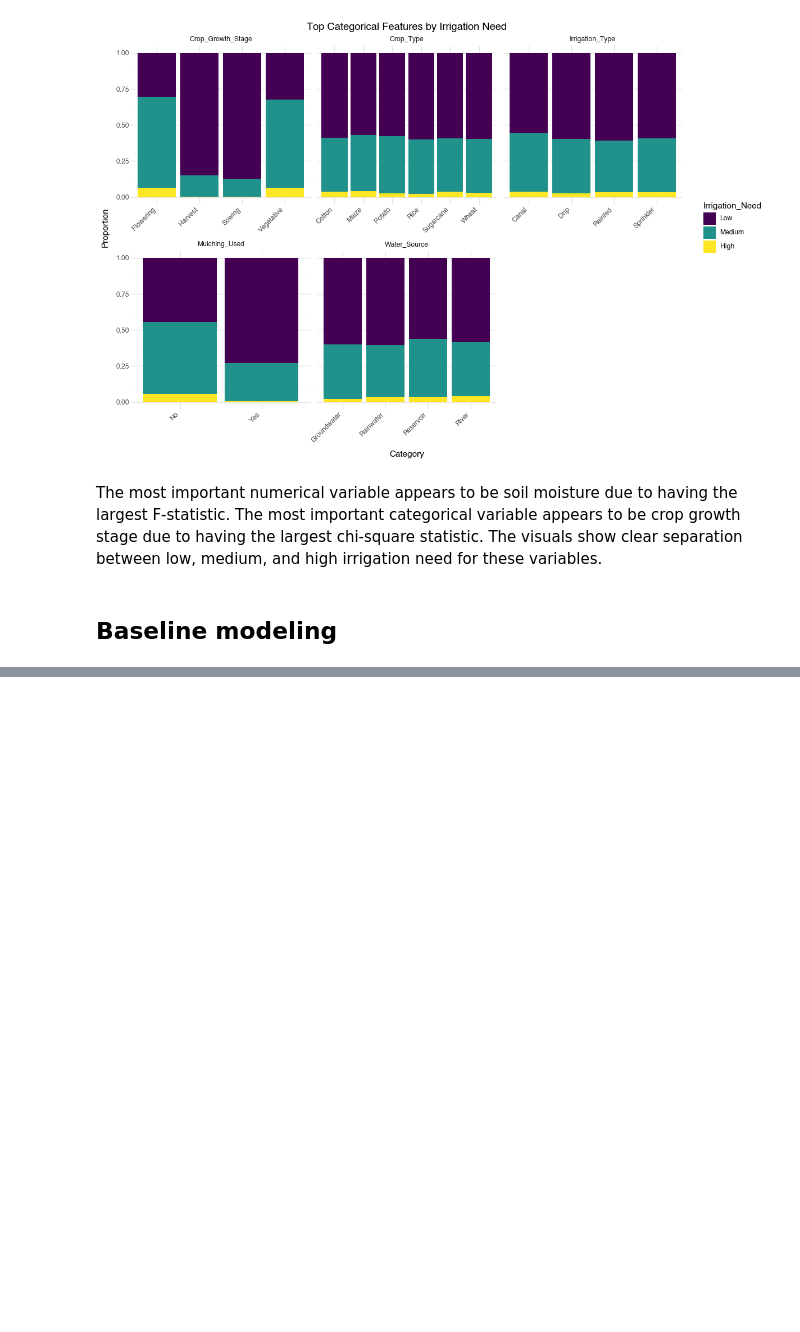
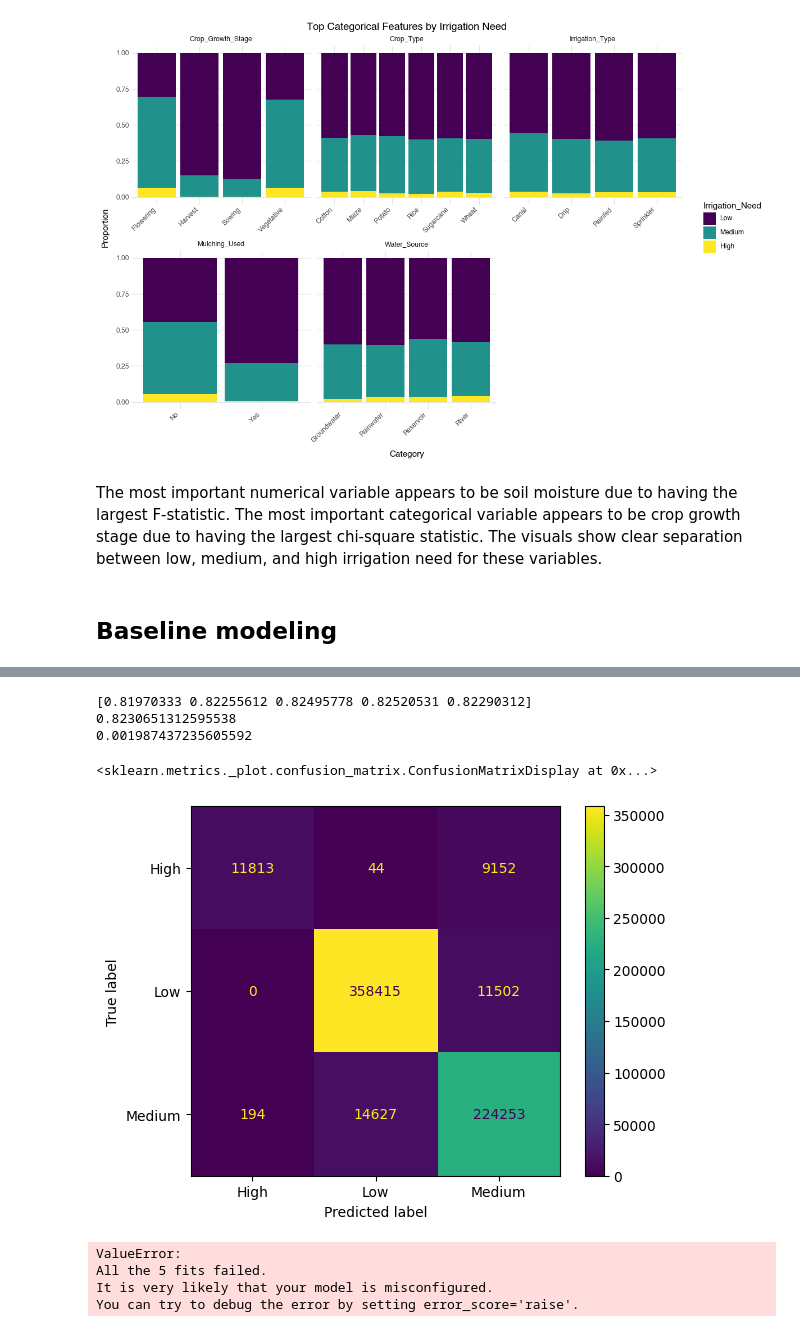
Before and after one commit to donya-beh/GSB-545, a Jupyter notebook: Kaggle Comp/Kaggle Homework-Donya Behroozi-donya_beh.ipynb, the cells around one changed output, grey strips where cells are left out. Drawn from its saved outputs; the diff is of its cells as text; code cells hidden in the pictures; blank space fills up the shorter version.

```diff
--- a/Kaggle Comp/Kaggle Homework-Donya Behroozi-donya_beh.ipynb
+++ b/Kaggle Comp/Kaggle Homework-Donya Behroozi-donya_beh.ipynb
@@ -438,5 +471,5 @@ ct_dummify.fit_transform(X).head()
 # %%
-#define default models (with class imbalance addressed)
+#define default models (with multi-class imbalance addressed)
 
 ## Bagging models
 
@@ -449,7 +482,7 @@ rf_pipeline = Pipeline(
 #default extra trees classifier pipeline
 et_pipeline = Pipeline(
     [("preprocessing", ct_dummify),
-    ("rf", ExtraTreesClassifier(random_state=321, class_weight='balanced', n_jobs = -1))]
+    ("et", ExtraTreesClassifier(random_state=321, class_weight='balanced', n_jobs = -1))]
 )
 
 ## Boosting models
@@ -457,8 +490,8 @@ et_pipeline = Pipeline(
 #default xgboost pipeline
 xgb_pipeline = Pipeline(
     [("preprocessing", ct_dummify),
-    ("xgb", XGBClassifier(random_state=321, eval_metric='mlogloss', n_jobs = -1))]
+     ("xgb", XGBClassifier(random_state=321, objective="multi:softprob", eval_metric="mlogloss"))]
 )
 
 #default catboost pipeline
-catboost_pipeline = CatBoostClassifier()
+catboost = CatBoostClassifier(random_state=321, loss_function = "MultiClass", auto_class_weights="Balanced", verbose=0)
@@ -470,0 +513,27 @@ sample_weights = compute_sample_weight(
+# %%
+#extra trees default model with 5-fold cross validation
+cv_scores_et = cross_val_score(et_pipeline, X, y, cv=cv, scoring="balanced_accuracy", n_jobs=-1)
+print(cv_scores_et)
+print(cv_scores_et.mean())
+print(cv_scores_et.std())
+cross_val_predict_et = cross_val_predict(et_pipeline, X, y, cv=cv, n_jobs=-1)
+ConfusionMatrixDisplay.from_predictions(y, cross_val_predict_et)
+# %% [output]
+[0.81970333 0.82255612 0.82495778 0.82520531 0.82290312]
+0.8230651312595538
+0.001987437235605592
+<sklearn.metrics._plot.confusion_matrix.ConfusionMatrixDisplay at 0x...>
+[figure, added]
+# %%
+#xgboost default model with 5-fold cross validation
+cv_scores_xgb = cross_val_score(xgb_pipeline, X, y, cv=cv, scoring="balanced_accuracy", n_jobs=-1)
+print(cv_scores_xgb)
+print(cv_scores_xgb.mean())
+print(cv_scores_xgb.std())
+cross_val_predict_xgb = cross_val_predict(xgb_pipeline, X, y, cv=cv, n_jobs=-1)
+ConfusionMatrixDisplay.from_predictions(y, cross_val_predict_xgb)
+# %% [output]
+ValueError:
+All the 5 fits failed.
+It is very likely that your model is misconfigured.
+You can try to debug the error by setting error_score='raise'.
```
Also changed, not shown: parts of 8 cells of this notebook.
